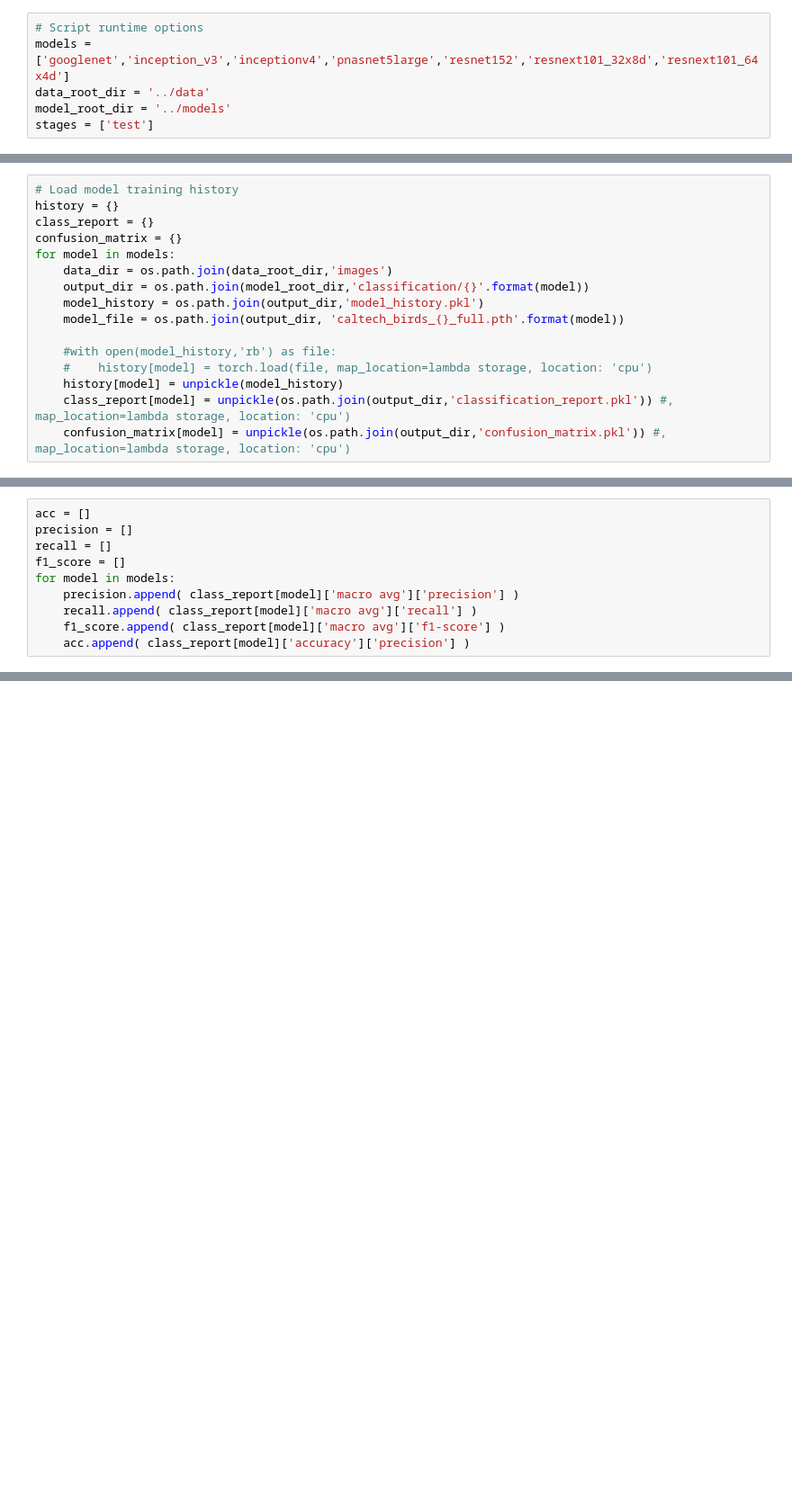
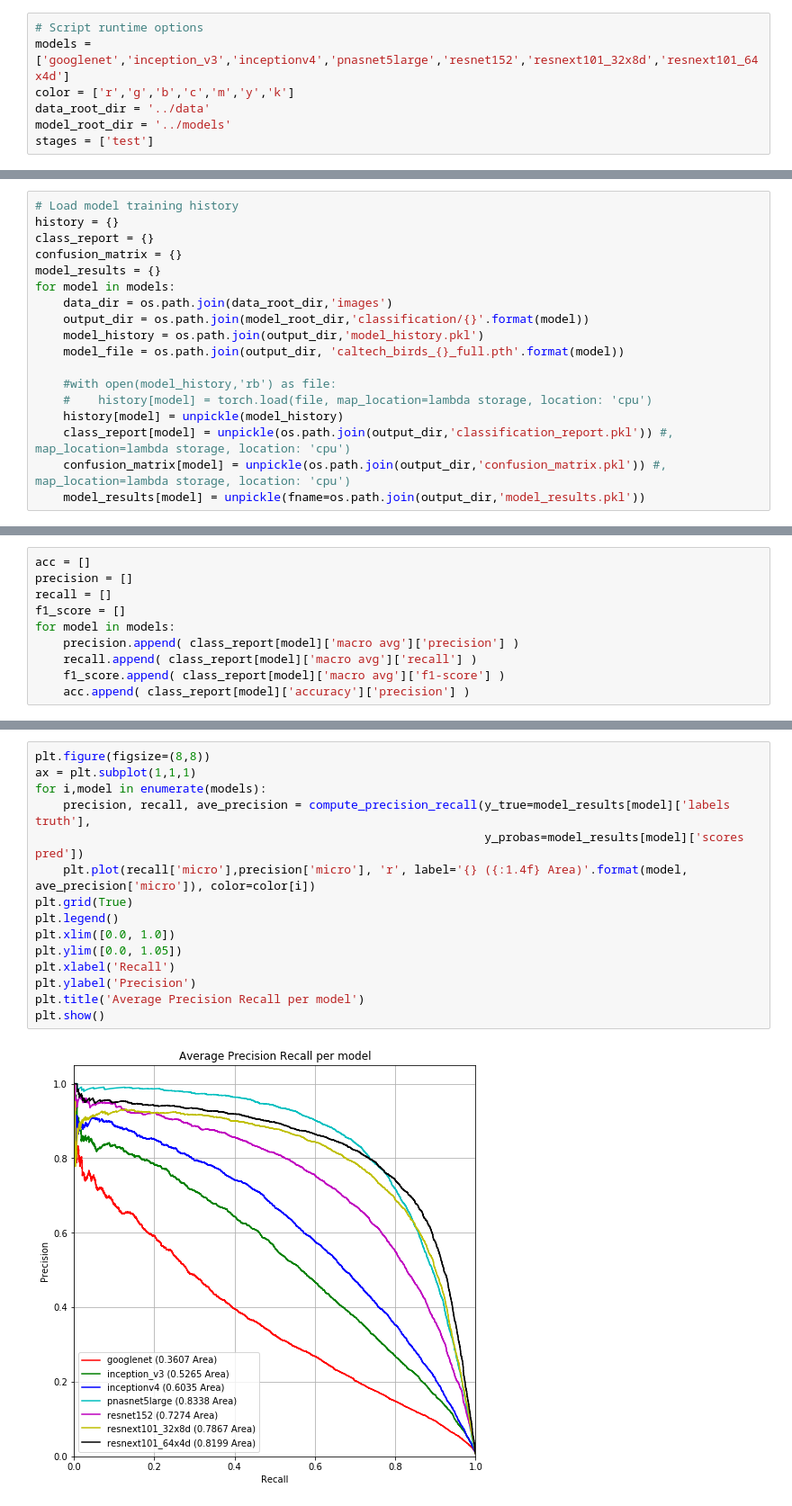
Before and after one commit to ecm200/caltech_birds, a Jupyter notebook: notebooks/vis_valid_pytorch_all_models_comparison.ipynb, the cells around one changed output, grey strips where cells are left out. Shown at 90% size. Cells and saved outputs as stored; diff of their text form; blank space fills up the shorter version.

Commit message:
Updates to example notebooks - model evaluation ideas
Implemented some more visuals of results evaluation.
Precision Recall curves, misclassified results investigation. Needs finiishing.

```diff
--- a/notebooks/vis_valid_pytorch_all_models_comparison.ipynb
+++ b/notebooks/vis_valid_pytorch_all_models_comparison.ipynb
@@ -29,6 +29,7 @@ from cub_tools.utils import unpickle
 # %%
 # Script runtime options
 models = ['googlenet','inception_v3','inceptionv4','pnasnet5large','resnet152','resnext101_32x8d','resnext101_64x4d']
+color = ['r','g','b','c','m','y','k']
 data_root_dir = '../data'
 model_root_dir = '../models'
 stages = ['test']
@@ -43,6 +44,7 @@ Device: cuda:0
 history = {}
 class_report = {}
 confusion_matrix = {}
+model_results = {}
 for model in models:
     data_dir = os.path.join(data_root_dir,'images')
     output_dir = os.path.join(model_root_dir,'classification/{}'.format(model))
@@ -54,6 +56,7 @@ for model in models:
     history[model] = unpickle(model_history)
     class_report[model] = unpickle(os.path.join(output_dir,'classification_report.pkl')) #, map_location=lambda storage, location: 'cpu')
     confusion_matrix[model] = unpickle(os.path.join(output_dir,'confusion_matrix.pkl')) #, map_location=lambda storage, location: 'cpu')
+    model_results[model] = unpickle(fname=os.path.join(output_dir,'model_results.pkl'))
 # %%
 history['googlenet'].keys()
 # %% [output]
@@ -132,0 +174,17 @@ plt.show()
+# %%
+plt.figure(figsize=(8,8))
+ax = plt.subplot(1,1,1)
+for i,model in enumerate(models):
+    precision, recall, ave_precision = compute_precision_recall(y_true=model_results[model]['labels truth'],
+                                                                y_probas=model_results[model]['scores pred'])
+    plt.plot(recall['micro'],precision['micro'], 'r', label='{} ({:1.4f} Area)'.format(model, ave_precision['micro']), color=color[i])
+plt.grid(True)
+plt.legend()
+plt.xlim([0.0, 1.0])
+plt.ylim([0.0, 1.05])
+plt.xlabel('Recall')
+plt.ylabel('Precision')
+plt.title('Average Precision Recall per model')
+plt.show()
+# %% [output]
+[figure, added]
```
Also changed, not shown: parts of 1 cell of this notebook, 1 other file.
